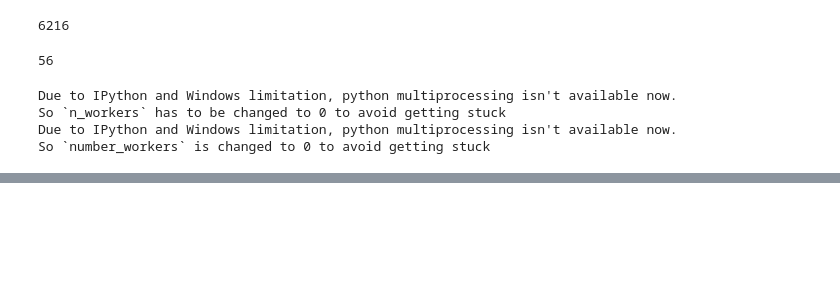
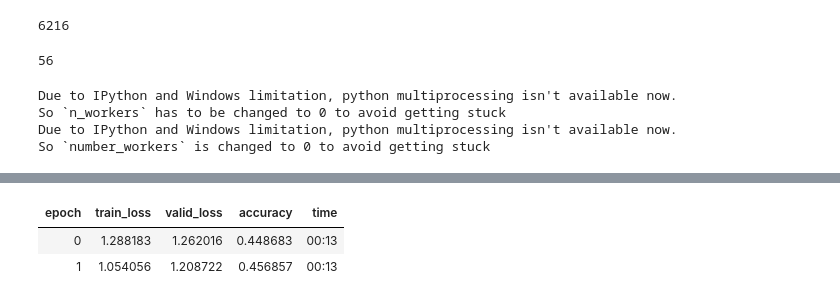
Before and after one commit to JulienGervai/sys843, a Jupyter notebook: sst/ULMFiT/ulmfit sst5.ipynb, the cells around one changed output, grey strips where cells are left out. Cells and saved outputs as stored; diff of their text form; code cells hidden in the pictures; blank space fills up the shorter version.

```diff
--- a/sst/ULMFiT/ulmfit sst5.ipynb
+++ b/sst/ULMFiT/ulmfit sst5.ipynb
@@ -182,3 +187,10 @@ learn.fit_one_cycle(10, 2e-2, moms=(0.8,0.7,0.8))
+# %%
+learn.unfreeze()
+learn.fit_one_cycle(2, 0.003, moms=(0.8,0.7,0.8))
+# %% [output]
+| epoch | train_loss | valid_loss | accuracy | time |
+| 0 | 1.288183 | 1.262016 | 0.448683 | 00:13 |
+| 1 | 1.054056 | 1.208722 | 0.456857 | 00:13 |
 # %%
 import warnings
 warnings.filterwarnings('ignore')
```
Also changed, not shown: parts of 22 cells of this notebook.
